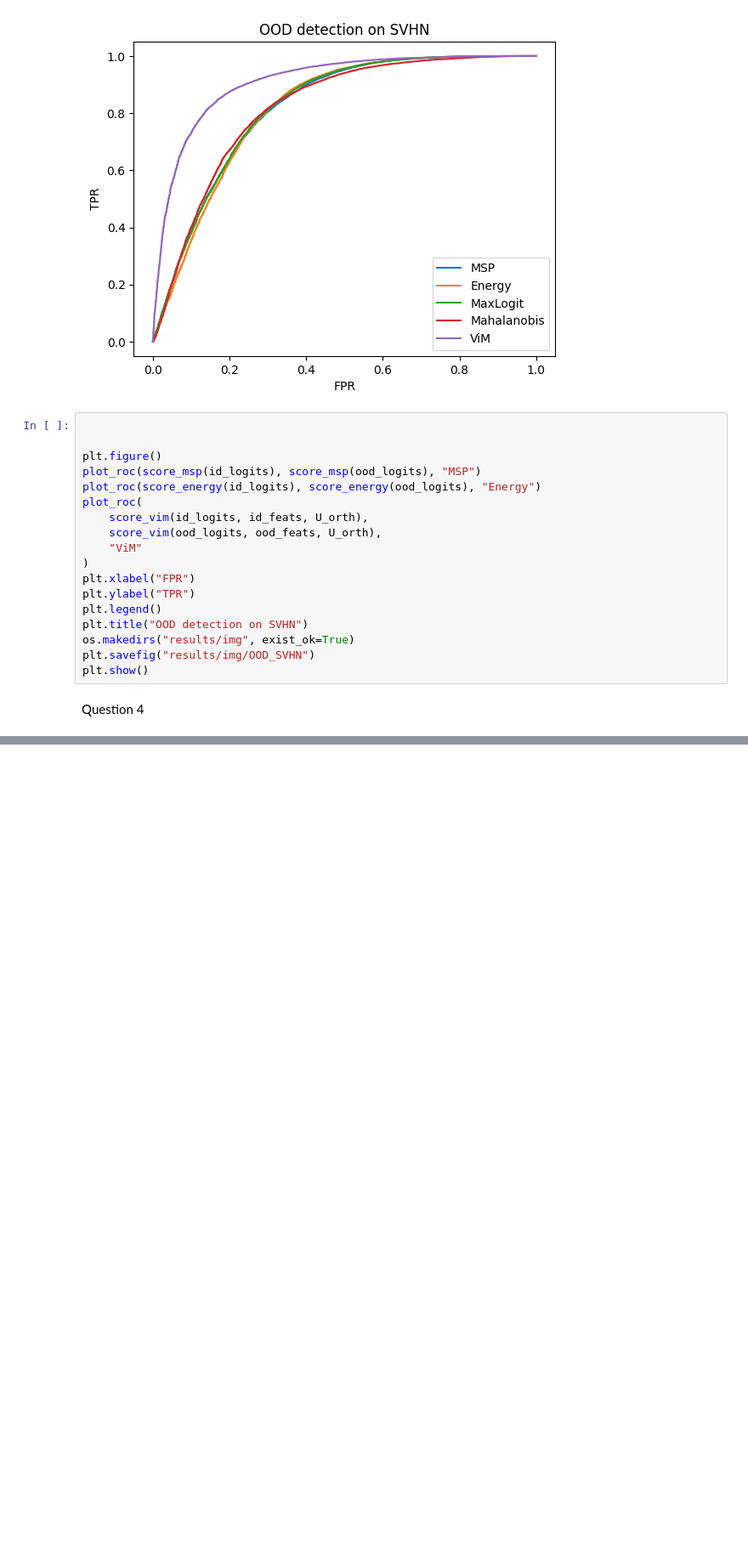
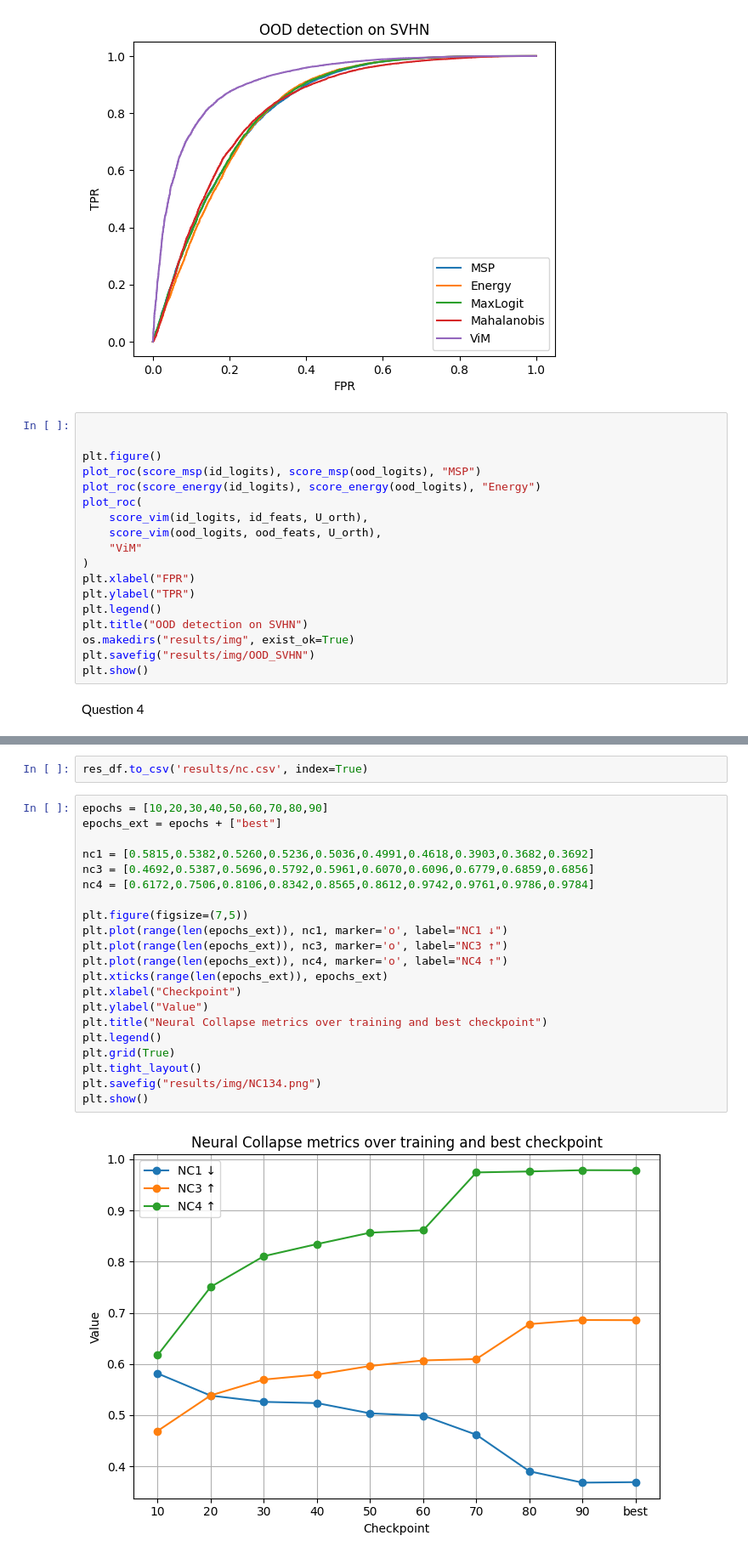
Before and after one commit to Myskdias/tp3, a Jupyter notebook: tp3.ipynb, the cells around one changed output, grey strips where cells are left out. Shown at 85% size. Cells and saved outputs as stored; diff of their text form; blank space fills up the shorter version.

```diff
--- a/tp3.ipynb
+++ b/tp3.ipynb
@@ -580,0 +779,25 @@ print("NC1 (trace ratio):", nc1_ratio)
+# %%
+res_df.to_csv('results/nc.csv', index=True)
+# %%
+epochs = [10,20,30,40,50,60,70,80,90]
+epochs_ext = epochs + ["best"]
+
+nc1 = [0.5815,0.5382,0.5260,0.5236,0.5036,0.4991,0.4618,0.3903,0.3682,0.3692]
+nc3 = [0.4692,0.5387,0.5696,0.5792,0.5961,0.6070,0.6096,0.6779,0.6859,0.6856]
+nc4 = [0.6172,0.7506,0.8106,0.8342,0.8565,0.8612,0.9742,0.9761,0.9786,0.9784]
+
+plt.figure(figsize=(7,5))
+plt.plot(range(len(epochs_ext)), nc1, marker='o', label="NC1 ↓")
+plt.plot(range(len(epochs_ext)), nc3, marker='o', label="NC3 ↑")
+plt.plot(range(len(epochs_ext)), nc4, marker='o', label="NC4 ↑")
+plt.xticks(range(len(epochs_ext)), epochs_ext)
+plt.xlabel("Checkpoint")
+plt.ylabel("Value")
+plt.title("Neural Collapse metrics over training and best checkpoint")
+plt.legend()
+plt.grid(True)
+plt.tight_layout()
+plt.savefig("results/img/NC134.png")
+plt.show()
+# %% [output]
+[figure, added]
```
Also changed, not shown: parts of 45 cells of this notebook, 1 other file.
